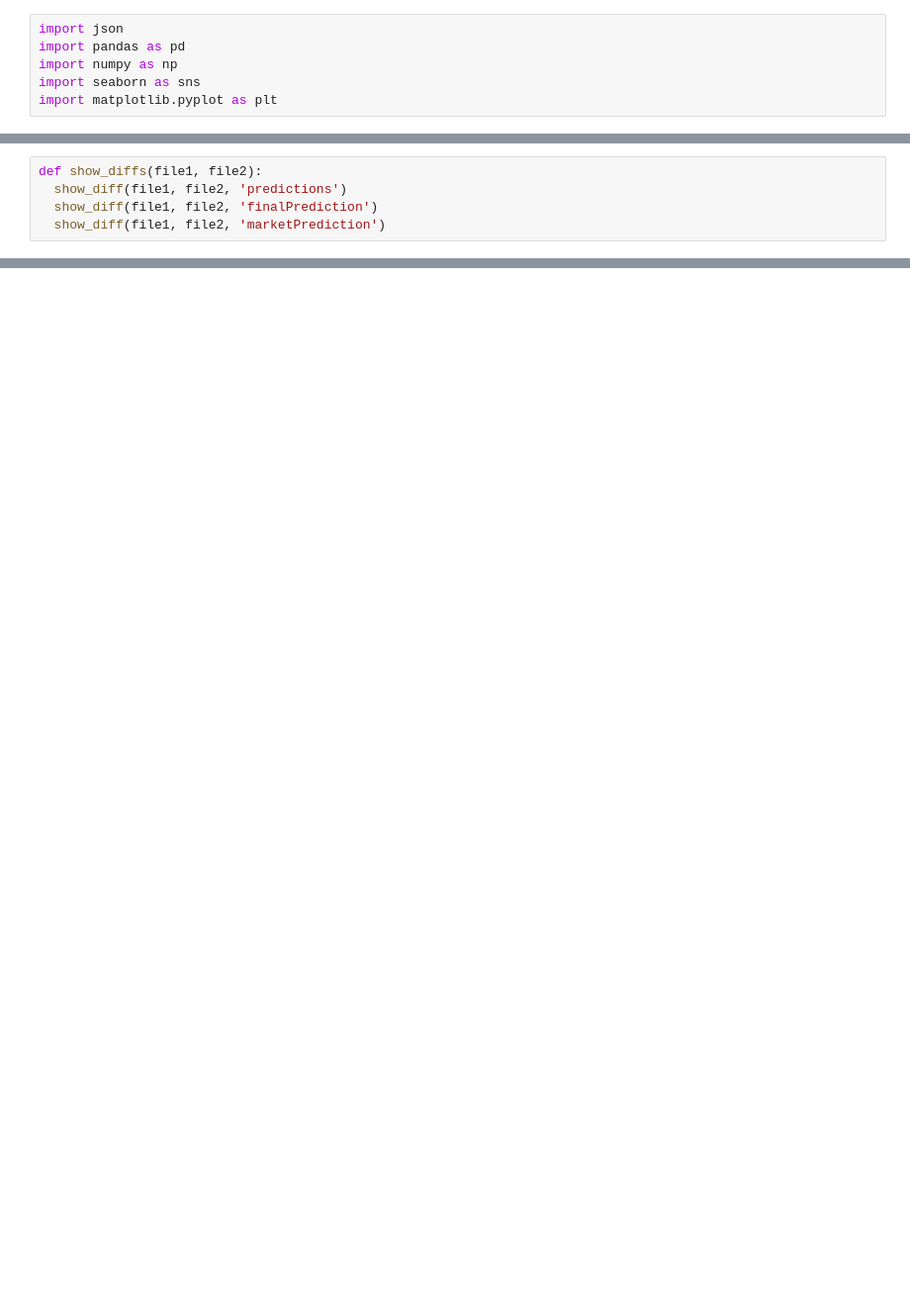
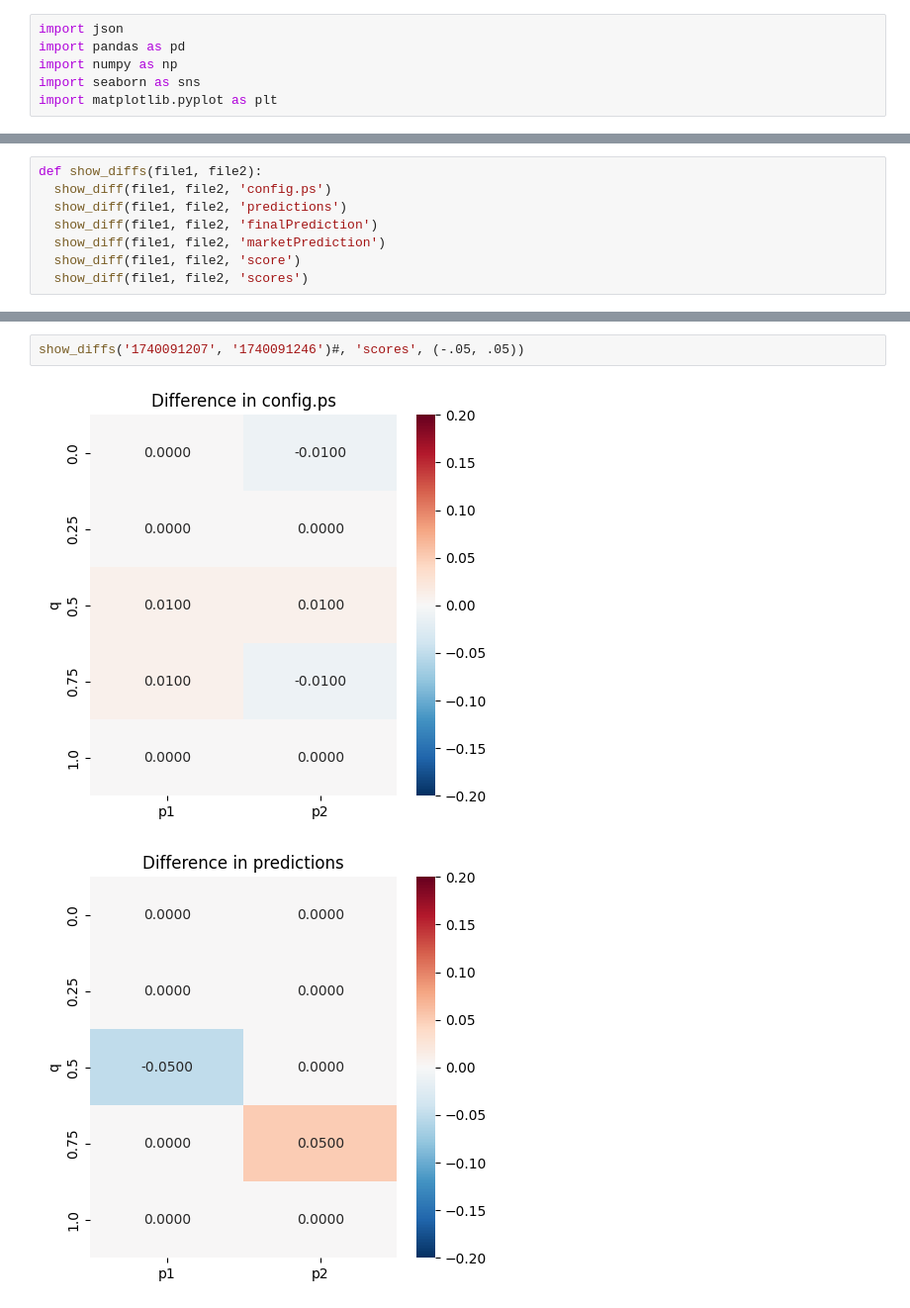
Before and after one commit to mmiguerodriguez/prediction-markets, a Jupyter notebook: investigation/diff.ipynb, the cells around one changed output, grey strips where cells are left out. Shown at 99% size. Cells and saved outputs as stored; diff of their text form; blank space fills up the shorter version.

```diff
--- a/investigation/diff.ipynb
+++ b/investigation/diff.ipynb
@@ -69,5 +78,8 @@ def show(file, variable):
 # %%
 def show_diffs(file1, file2):
+  show_diff(file1, file2, 'config.ps')
   show_diff(file1, file2, 'predictions')
   show_diff(file1, file2, 'finalPrediction')
   show_diff(file1, file2, 'marketPrediction')
+  show_diff(file1, file2, 'score')
+  show_diff(file1, file2, 'scores')
@@ -77,0 +90,5 @@ show('09.02.25/3_brier_equal_mvr', 'predictions')
+# %%
+show_diffs('1740091207', '1740091246')#, 'scores', (-.05, .05))
+# %% [output]
+[figure, added]
+[figure, added]
```
Also changed, not shown: parts of 4 cells of this notebook, 7 other files.
